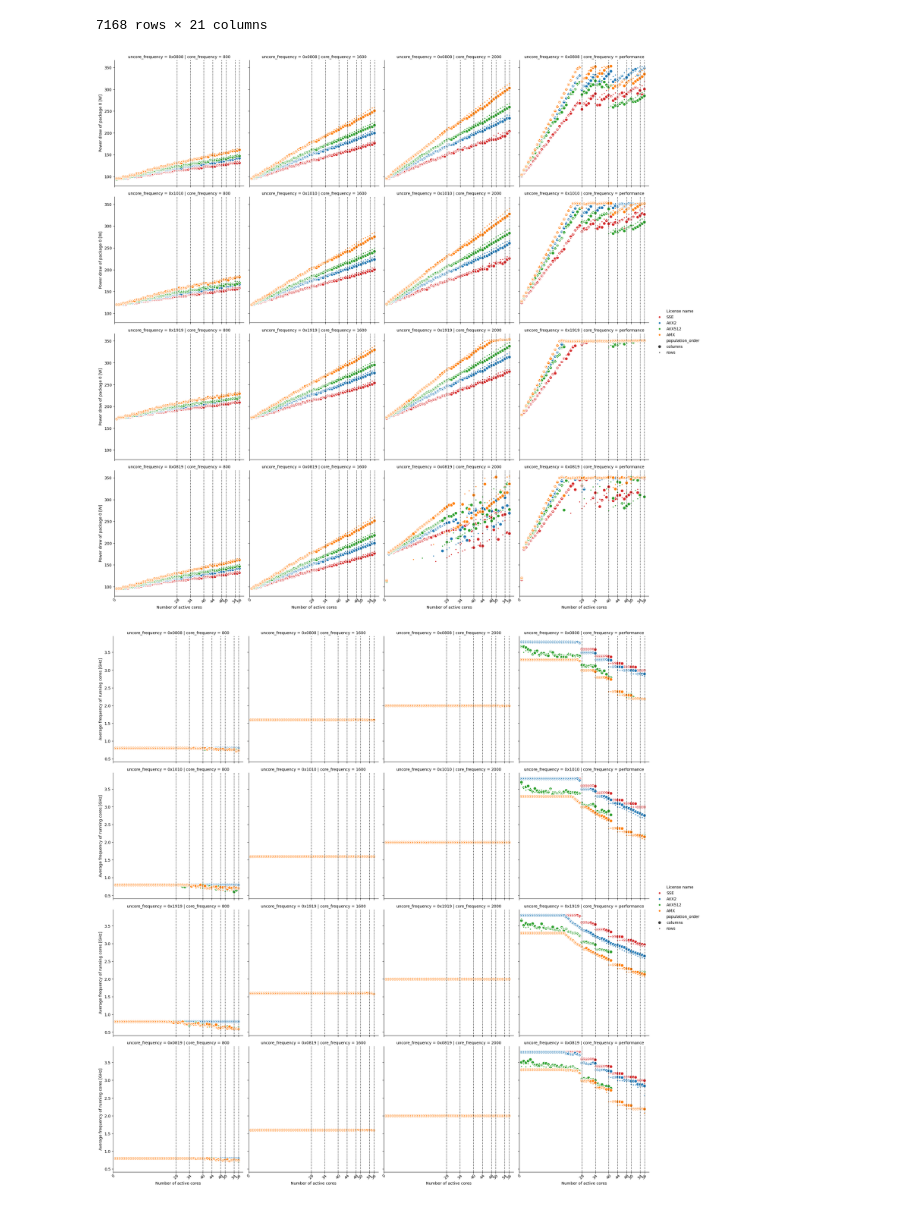
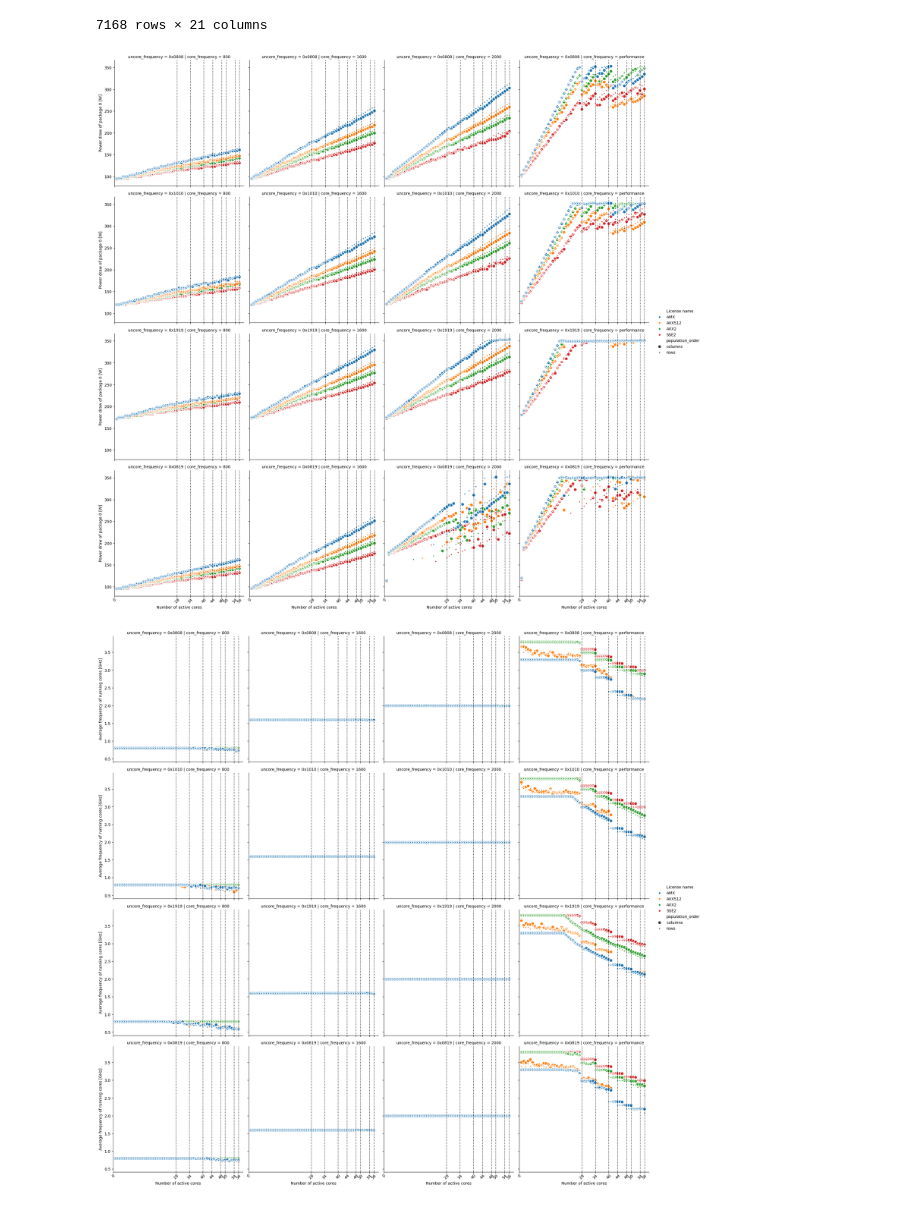
Before and after one commit to marenz2569/2025-sapphire-rapids-ee, a Jupyter notebook: measurements/core-power-regulators/Plot.ipynb, the cells around one changed output. Drawn from its saved outputs; the diff is of its cells as text; code cells hidden in the pictures.

Commit message:
core-power-regulators: add hue_order

```diff
--- a/measurements/core-power-regulators/Plot.ipynb
+++ b/measurements/core-power-regulators/Plot.ipynb
@@ -111,7 +111,7 @@ population_order_to_name = {
 }
 
 license_level_to_name = {
-    'lic0': 'SSE',
+    'lic0': 'SSE2',
     'lic1': 'AVX2',
     'lic2': 'AVX512',
     'lic3': 'AMX'
@@ -140,8 +140,6 @@ working_data[LICENSE_NAME] = working_data['license']
 working_data[POWER_WATT_NAME] = working_data['sysfs-powercap-rapl/package-0']
 working_data[CORE_FREQUENCY_NAME] = working_data['perf-freq']
 
-colors = [sns.color_palette()[3], sns.color_palette()[0], sns.color_palette()[2], sns.color_palette()[1]]
-
 working_data
 # %% [output]
 | metric | license | core_count | core_frequency | uncore_frequency | population_order | ipc-estimate | perf-freq | ... |
@@ -157,26 +155,35 @@ working_data
 | 7166 | lic3 | 56 | performance | 0x1919 | columns | 3.07078 | 2.13026 | ... |
 | 7167 | lic3 | 56 | performance | 0x1919 | rows | 2.98638 | 2.06588 | ... |
 7168 rows × 21 columns
+# %%
+hue_to_color = {
+    "AMX": sns.color_palette()[0],
+    "AVX512": sns.color_palette()[1],
+    "AVX2": sns.color_palette()[2],
+    "SSE2": sns.color_palette()[3]
+}
+hue_order=list(hue_to_color.keys())
 # %%
 g = sns.FacetGrid(working_data, col="core_frequency",  row="uncore_frequency", height=5, row_order=["0x0808", "0x1010", "0x1919", "0x0819"], col_order=["800", "1600", "2000", "performance"])
-g.map(sns.scatterplot, CORE_COUNT_NAME, POWER_WATT_NAME, LIC_NAME, "population_order", linewidth=1.5, palette=colors)
+g.map(sns.scatterplot, CORE_COUNT_NAME, POWER_WATT_NAME, LIC_NAME, "population_order", linewidth=1.5, hue_order=hue_order)
+
 g.add_legend()
 
 buckets = [28,34,40,44,48,50,54,56]
 for axi in g.axes:
     for axj in axi:
         for i in buckets:
             axj.axvline(x=i, color='black', dashes=[2], linewidth=1)
             axj.set_xlim(0, 58)
             axj.set_xticks([0] + buckets)
             axj.tick_params(axis='x', pad=0, rotation=45)
 
 plt.savefig('../../thesis/fig/core-power-regulators-package-power.pdf', bbox_inches='tight')
 # %% [output]
-[figure, old version]
+[figure, new version]
 # %%
 g = sns.FacetGrid(working_data, col="core_frequency",  row="uncore_frequency", height=5, row_order=["0x0808", "0x1010", "0x1919", "0x0819"], col_order=["800", "1600", "2000", "performance"])
-g.map(sns.scatterplot, CORE_COUNT_NAME, CORE_FREQUENCY_NAME, LIC_NAME, "population_order", linewidth=1.5, palette=colors)
+g.map(sns.scatterplot, CORE_COUNT_NAME, CORE_FREQUENCY_NAME, LIC_NAME, "population_order", linewidth=1.5, hue_order=hue_order)
 g.add_legend()
 
 buckets = [28,34,40,44,48,50,54,56]
@@ -190,4 +197,4 @@ for axi in g.axes:
 
 plt.savefig('../../thesis/fig/core-power-regulators-core-frequency.pdf', bbox_inches='tight')
 # %% [output]
-[figure, old version]
+[figure, new version]
```
Also changed, not shown: 2 other files.
